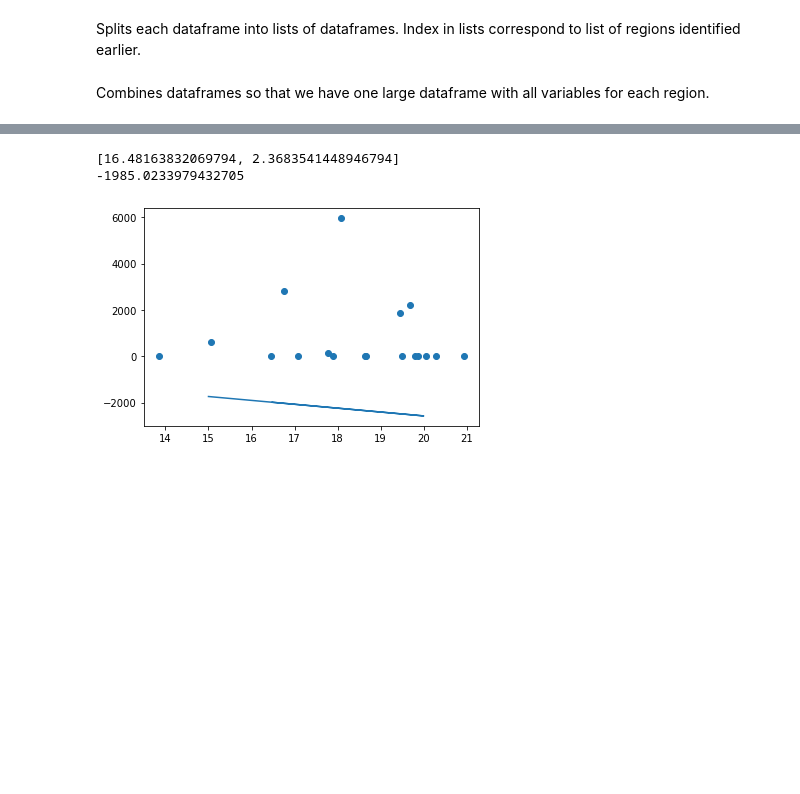
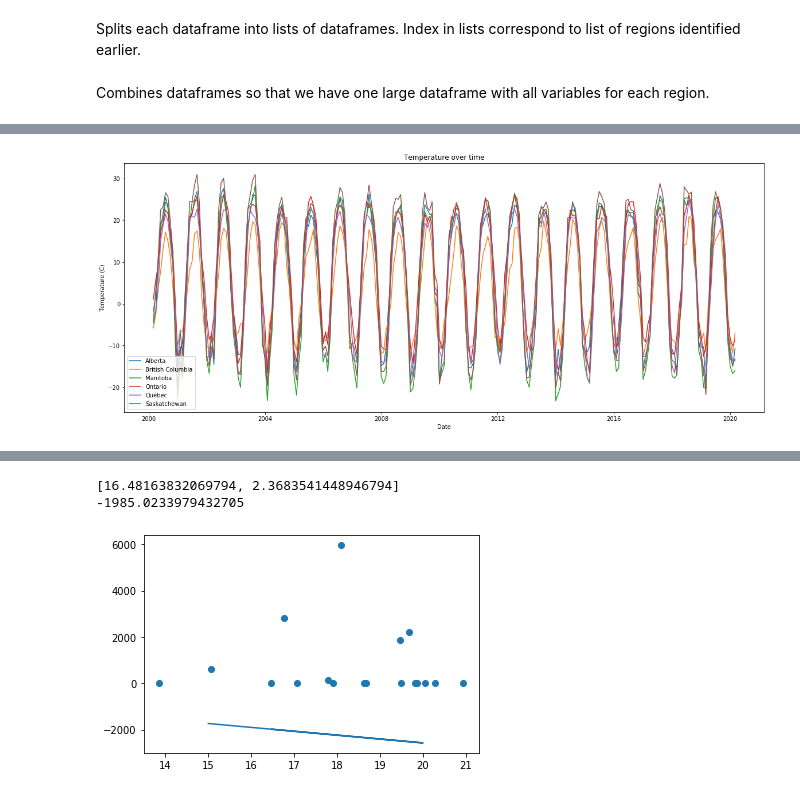
Before and after one commit to yu-lily/Canola-Oil-Predictions, a Jupyter notebook: Regression.ipynb, the cells around one changed output, grey strips where cells are left out. Drawn from its saved outputs; the diff is of its cells as text; code cells hidden in the pictures; blank space fills up the shorter version.

Commit message:
Created visualizations

```diff
--- a/Regression.ipynb
+++ b/Regression.ipynb
@@ -155,0 +157,16 @@ rain_plot = plt.figure()
+# %%
+fig1 = plt.figure(figsize=(20,8))
+ax1 = fig1.add_subplot()
+
+for i in range(6):
+    temp = temp_by_region[i][['value']]#.loc['2010-1-1':'2020-6-10']
+    ax1.plot(temp)
+
+ax1.set_title("Temperature over time")
+ax1.set_xlabel("Date")
+ax1.set_ylabel("Temperature (C)")
+ax1.legend(['Alberta', 'British Columbia', 'Manitoba', 'Ontario', 'Québec',
+       'Saskatchewan'])
+plt.savefig('temperature.png')
+# %% [output]
+[figure, added]
```
Also changed, not shown: parts of 10 cells of this notebook, 1 other file.
